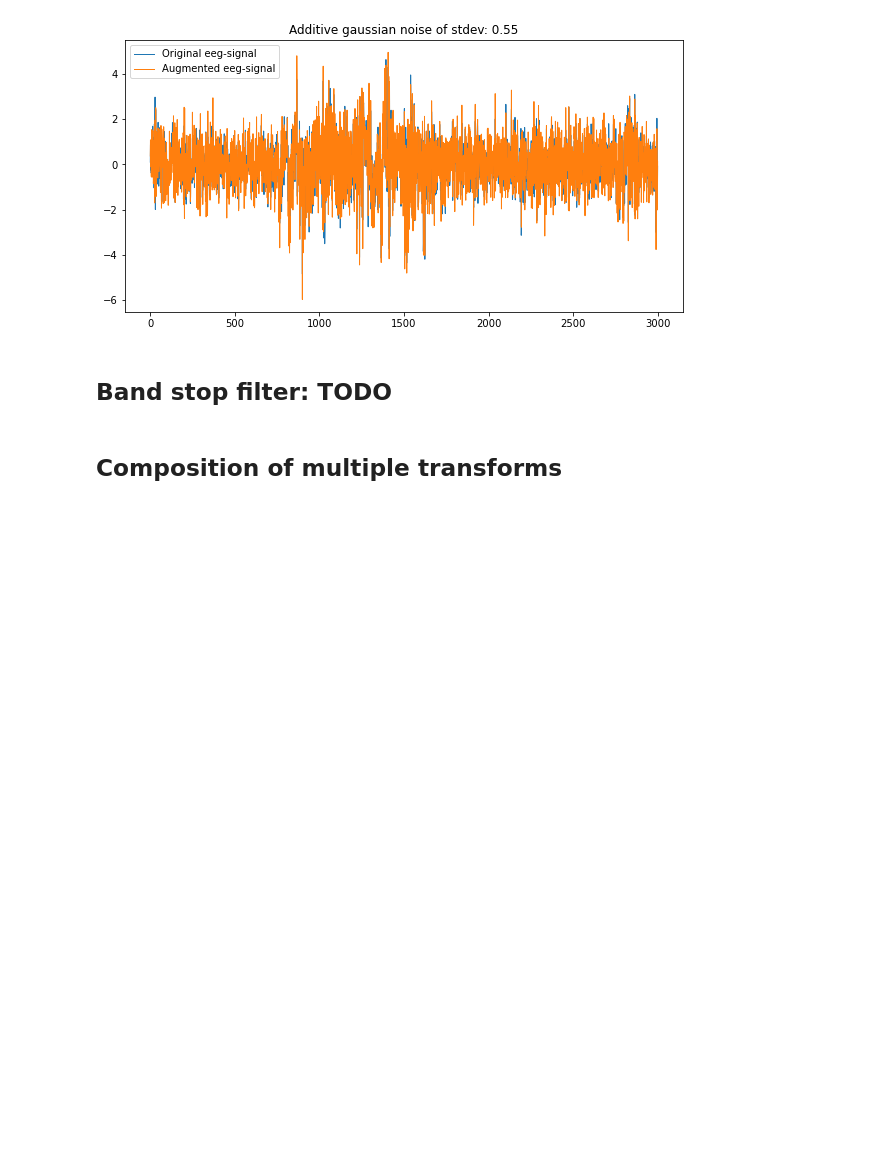
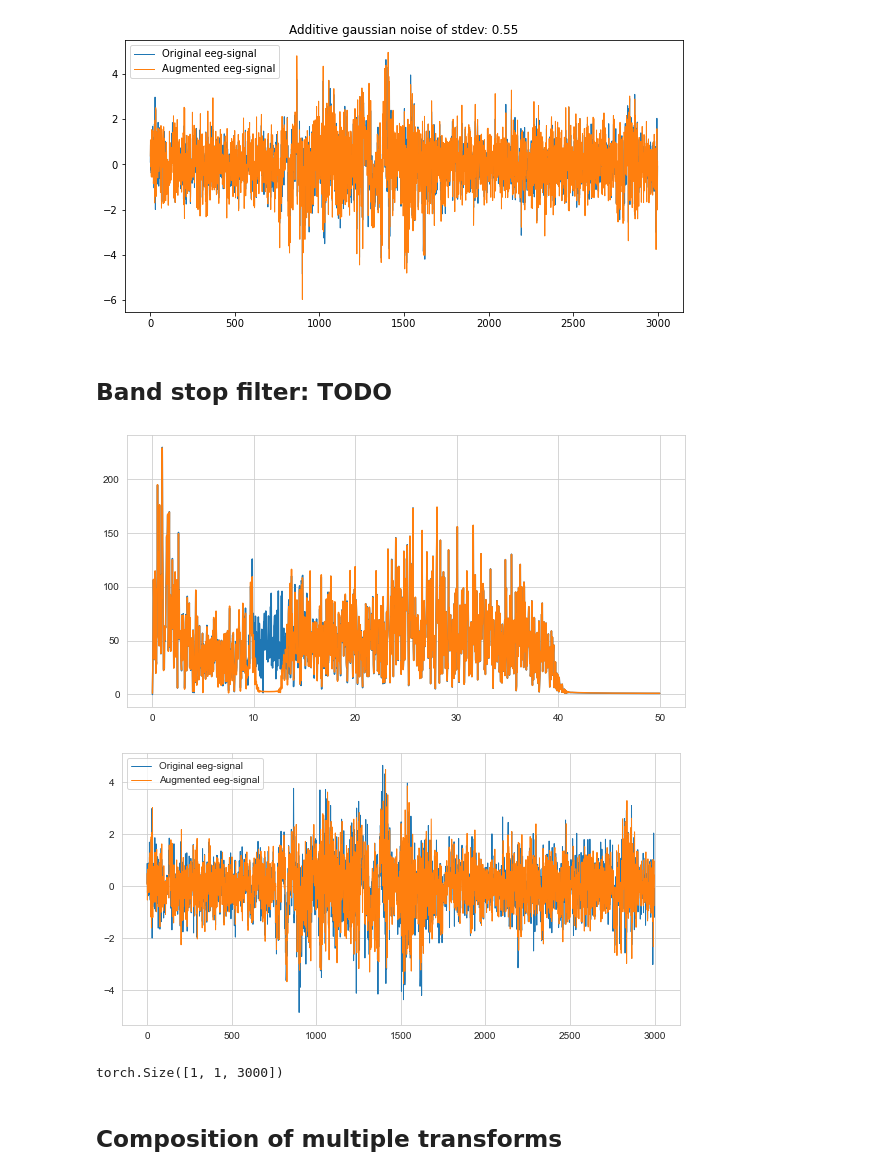
Before and after one commit to TomS55555/thesis, a Jupyter notebook: datasets/augmentations_test.ipynb, the cells around one changed output. Drawn from its saved outputs; the diff is of its cells as text; code cells hidden in the pictures; blank space fills up the shorter version.

Commit message:
Bigger batchsize, more augmentations

```diff
--- a/datasets/augmentations_test.ipynb
+++ b/datasets/augmentations_test.ipynb
@@ -95,3 +96,20 @@ Text(0.5, 1.0, 'Additive gaussian noise of stdev: 0.55')
 [figure]
 # %% [markdown]
 ## Band stop filter: TODO
+# %%
+
+bandstop = BandStopFilter(3, 40, 1, 1, 3)
+
+x_filtered = bandstop(x,x_prev)
+N = x.size(2)
+x_fft = np.abs(np.fft.fft(x.squeeze()))
+freq = np.arange(1, N+1)/N*constants.fs
+plt.plot(freq[:int(N/2)], x_fft[:int(N/2)])
+
+x_filtered_fft = np.abs(np.fft.fft(x_filtered.squeeze()))
+plt.plot(freq[:int(N/2)], x_filtered_fft[:int(N/2)])
+plt.figure()
+plot_augmentation(x, x_filtered)
+# %% [output]
+[figure, added]
+[figure, added]
@@ -98,3 +119,7 @@ Text(0.5, 1.0, 'Additive gaussian noise of stdev: 0.55')
+# %%
+x_filtered.size()
+# %% [output]
+torch.Size([1, 1, 3000])
 # %% [markdown]
 ## Composition of multiple transforms
 # %%
```
Also changed, not shown: parts of 3 cells of this notebook, 5 other files.
